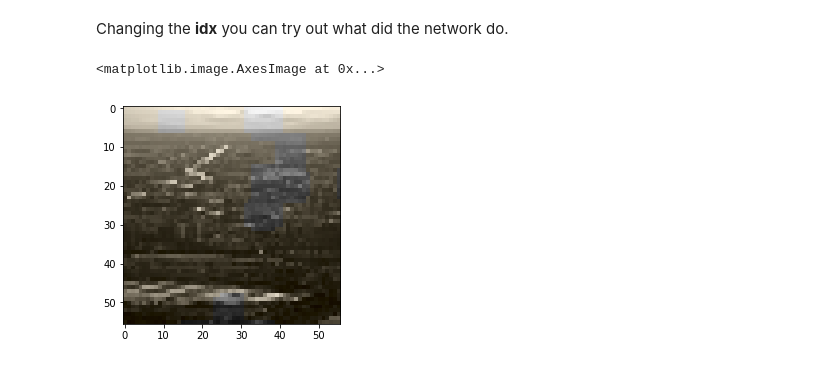
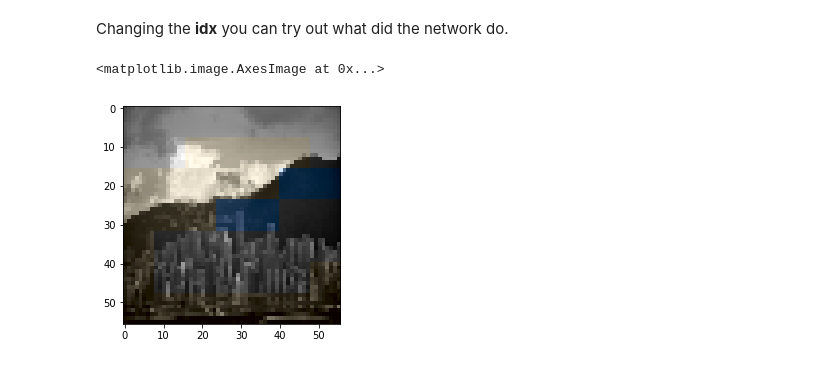
Before and after one commit to caspien6/deep_learning, a Jupyter notebook: src/Training.ipynb, the cells around one changed output. Cells and saved outputs as stored; diff of their text form; code cells hidden in the pictures.

```diff
--- a/src/Training.ipynb
+++ b/src/Training.ipynb
@@ -43,8 +43,9 @@ https://en.wikipedia.org/wiki/CIELAB_color_space
 import data_collector
 import image_loader
 import nnetwork
+from utility_methods import save_plots
 from importlib import reload  # Python 3.4+ only.
-image_loader = reload(image_loader)
+nnetwork = reload(nnetwork)
 import gc
 
 
@@ -70,7 +89,7 @@ Gigabyte of y_dataset:  0.001682281494140625
 
 I've created the first model, which built up from a vgg16 keras model and after it batch norm and some convolution layers. These last convolution layers are responsible to convert the collected features into an a,b discretized distribution. Becuase of multinomial classification i thought the categorical crossentropy will be the best for me.
 # %%
-model = nnetwork.create_vgg_model()
+model = nnetwork.create_vgg_model(3)
 model.compile('adam', loss = 'categorical_crossentropy',
               metrics=['accuracy', keras.metrics.categorical_accuracy])
 # %% [output]
@@ -144,18 +154,18 @@ Changing the <b>idx</b> you can try out what did the network do.
 # %%
 from matplotlib.pyplot import imshow
 from skimage import color
 import matplotlib.pyplot as plt
 %matplotlib inline
 
-idx = 4
+idx = 2
 
 y_real = model.predict(img_loader.X_train[idx].reshape((1,224,224,3)))
 y_real = np.apply_along_axis(lambda x: img_loader.pts_in_hull[np.argmax(x)], axis=3, arr = y_real)
 img_loader.pts_in_hull # létező színosztályok
 
 lab_im = np.concatenate([img_loader.y_dataset[np.newaxis,idx,:,:,0, np.newaxis],y_real ], axis=3)
 rgb_im = color.lab2rgb(lab_im[0])
 plt.imshow(rgb_im)
 # %% [output]
 <matplotlib.image.AxesImage at 0x...>
-[figure, old version]
+[figure, new version]
```
Also changed, not shown: parts of 6 cells of this notebook, 3 other files.
